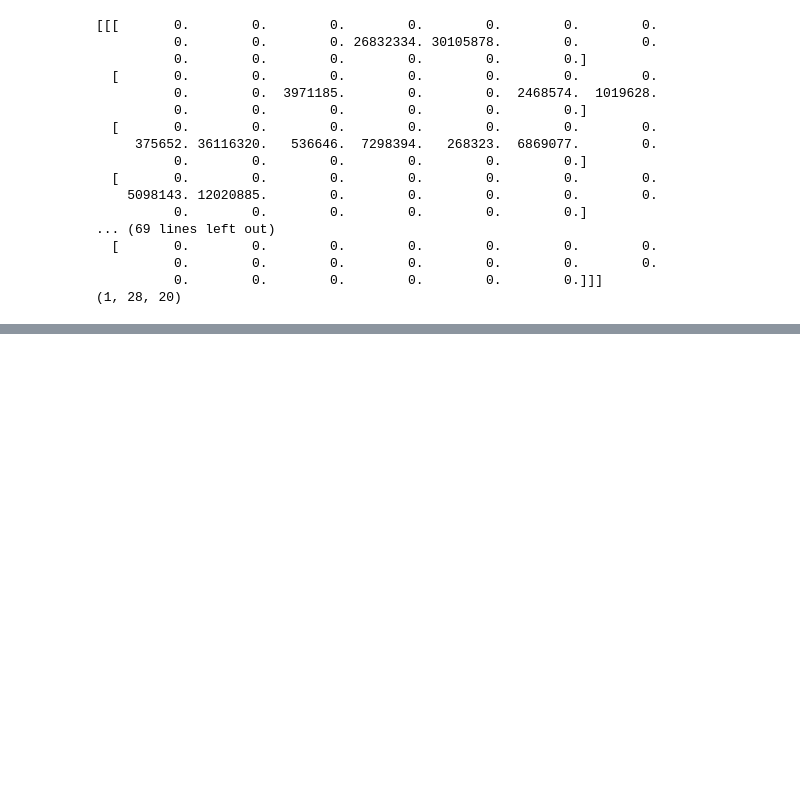
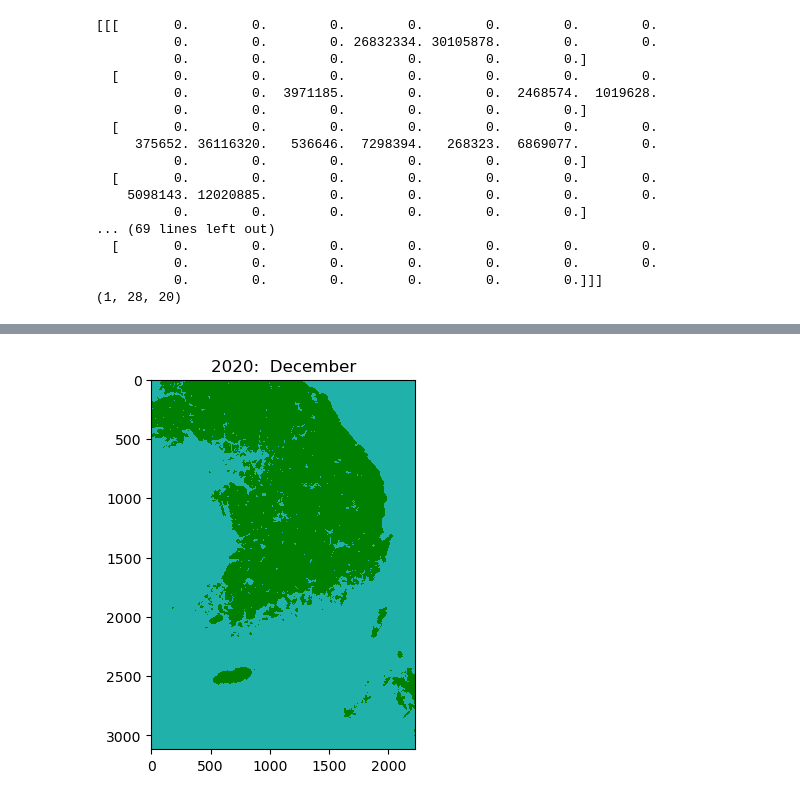
Before and after one commit to Tom-v-G/UC_wildfire_forecasting, a Jupyter notebook: data visualisation Tom.ipynb, the cells around one changed output, grey strips where cells are left out. Cells and saved outputs as stored; diff of their text form; code cells hidden in the pictures; blank space fills up the shorter version.

```diff
--- a/data visualisation Tom.ipynb
+++ b/data visualisation Tom.ipynb
@@ -74,0 +315,15 @@ print(np.array(var[:, lat_to_idx(sth_kor_lat_max):lat_to_idx(sth_kor_lat_min), l
+# %%
+fig, ax = plt.subplots()
+
+def animate(i):
+    ax.clear()
+    object = ax.imshow(combined_data[i], cmap=cmap, vmin=0, vmax=2)
+    ax.set_title(f'{2001 + (i // 12)}: {month_dict[i % 12]}')
+    return [object]
+
+ani = animation.FuncAnimation(fig, animate, repeat=False, blit=True, frames=240, interval=400)
+# To save the animation using Pillow as a gif
+
+ani.save('scatter.gif', writer=animation.PillowWriter(fps=1))
+# %% [output]
+[figure, added]
```
Also changed, not shown: parts of 26 cells of this notebook.
